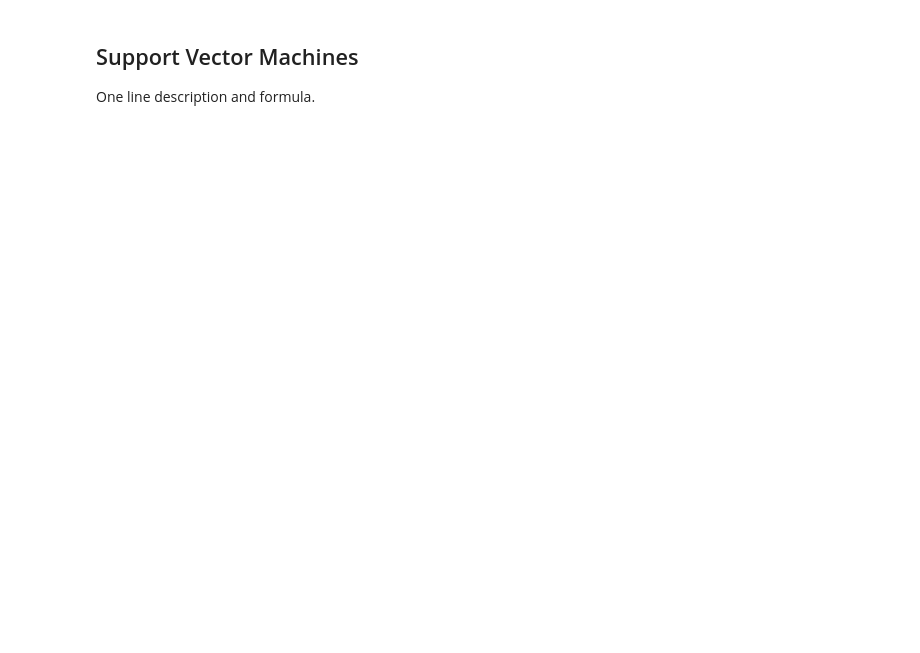
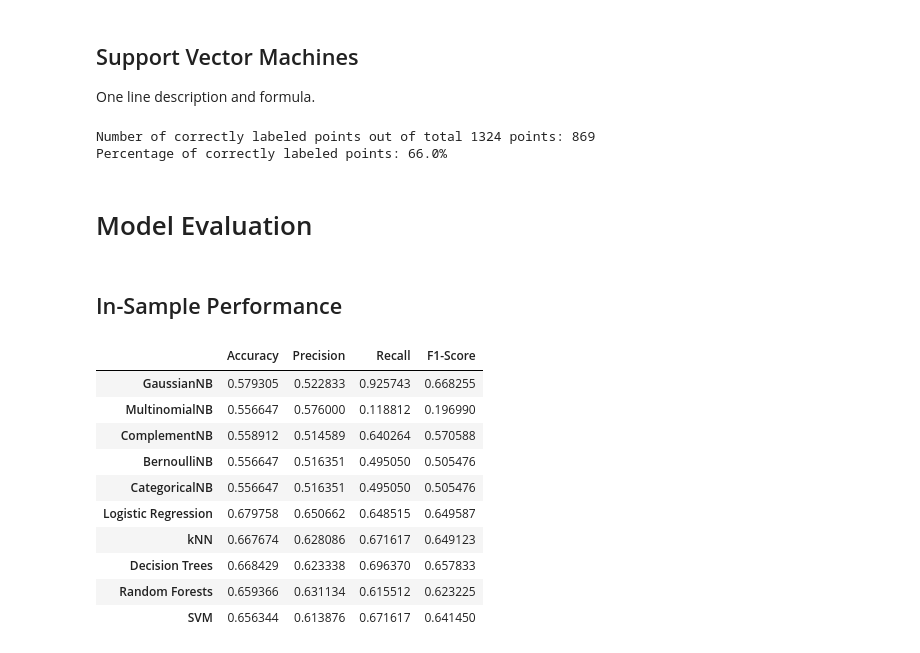
Before and after one commit to vibrantlychee/big-movie-data, a Jupyter notebook: flop_or_not.ipynb, the cells around one changed output. Cells and saved outputs as stored; diff of their text form; code cells hidden in the pictures; blank space fills up the shorter version.

```diff
--- a/flop_or_not.ipynb
+++ b/flop_or_not.ipynb
@@ -529,3 +507,14 @@ Percentage of correctly labeled points: 56.00000000000001%
+# %%
+# gaussian naive bayes
+(gnb_fitted, gnb_predict, gnb_correct_pts) = train_model(GaussianNB(), initial_training_data, show=False)
+# multinomial naive bayes
+(mnb_fitted, mnb_predict, mnb_correct_pts) = train_model(MultinomialNB(), initial_training_data, show=False)
+# complement naive bayes
+(cmp_fitted, cmp_predict, cmp_correct_pts) = train_model(ComplementNB(), initial_training_data, show=False)
+# bernoulli naive bayes
+(ber_fitted, ber_predict, ber_correct_pts) = train_model(BernoulliNB(), initial_training_data, show=False)
+# categorical naive bayes
+(cat_fitted, cat_predict, cat_correct_pts) = train_model(CategoricalNB(), initial_training_data, show=False)
 # %% [markdown]
 ## Logistic Regression
 One line description and formula.
@@ -568,0 +556,46 @@ One line description and formula.
+# %%
+# SVM
+(svm_fitted, svm_predict, svm_correct_pts) = train_model(SVC(), initial_training_data, show=True)
+# %% [output]
+Number of correctly labeled points out of total 1324 points: 869
+Percentage of correctly labeled points: 66.0%
+# %% [markdown]
+# Model Evaluation
+# %% [markdown]
+## In-Sample Performance
+# %%
+models = ["GaussianNB", "MultinomialNB", "ComplementNB", "BernoulliNB", "CategoricalNB", "Logistic Regression", "kNN", "Decision Trees", "Random Forests", "SVM"]
+metrics = ["Accuracy", "Precision", "Recall", "F1-Score"]
+predicts = [gnb_predict, mnb_predict, cmp_predict, ber_predict, cat_predict, log_predict, knn_predict, tree_predict, forest_predict, svm_predict]
+
+metrics = []
+i = 0
+while i < len(models):
+    model_name = models[i]
+    model_predicts = predicts[i]
+
+    model_metrics = dict()
+    model_metrics["Accuracy"] = accuracy_score(y_test, model_predicts)
+    model_metrics["Precision"] = precision_score(y_test, model_predicts)
+    model_metrics["Recall"] = recall_score(y_test, model_predicts)
+    model_metrics["F1-Score"] = f1_score(y_test, model_predicts)
+
+    metrics.append(model_metrics)
+
+    i += 1
+
+metrics = pd.DataFrame(metrics)
+metrics.index = models
+metrics
+# %% [output]
+|  | Accuracy | Precision | Recall | F1-Score |
+| GaussianNB | 0.579305 | 0.522833 | 0.925743 | 0.668255 |
+| MultinomialNB | 0.556647 | 0.576000 | 0.118812 | 0.196990 |
+| ComplementNB | 0.558912 | 0.514589 | 0.640264 | 0.570588 |
+| BernoulliNB | 0.556647 | 0.516351 | 0.495050 | 0.505476 |
+| CategoricalNB | 0.556647 | 0.516351 | 0.495050 | 0.505476 |
+| Logistic Regression | 0.679758 | 0.650662 | 0.648515 | 0.649587 |
+| kNN | 0.667674 | 0.628086 | 0.671617 | 0.649123 |
+| Decision Trees | 0.668429 | 0.623338 | 0.696370 | 0.657833 |
+| Random Forests | 0.659366 | 0.631134 | 0.615512 | 0.623225 |
+| SVM | 0.656344 | 0.613876 | 0.671617 | 0.641450 |
```
Also changed, not shown: parts of 18 cells of this notebook.
